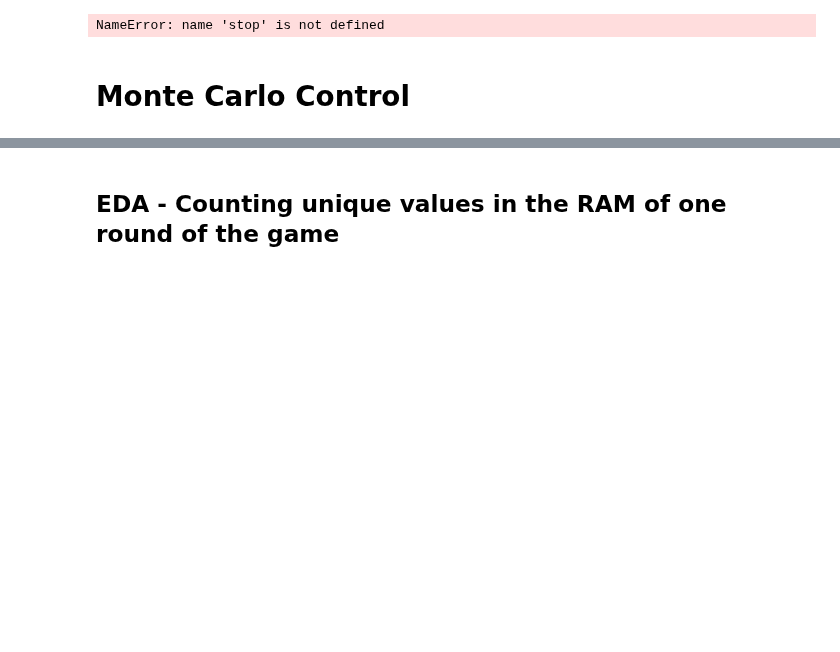
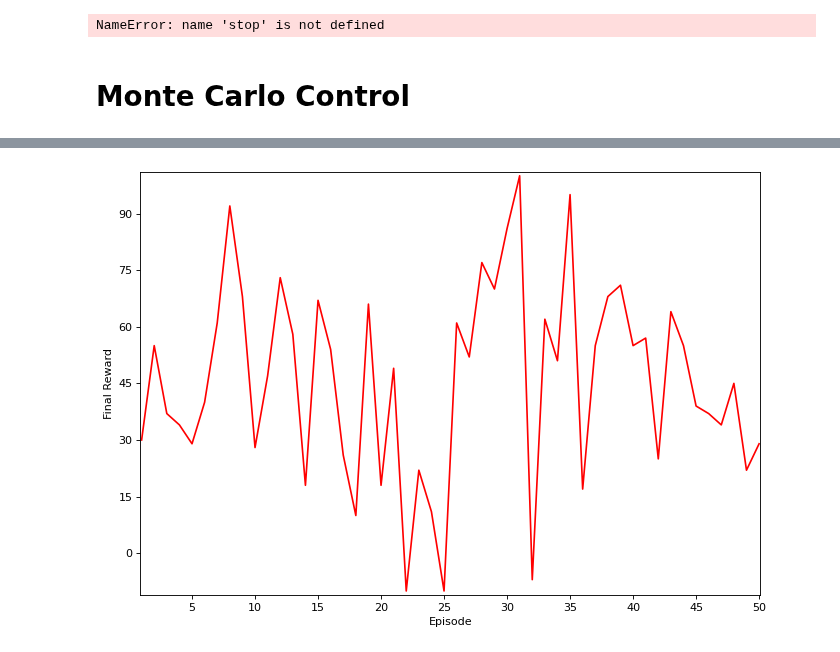
Before and after one commit to DionisiusMayr/FreewayGame, a Jupyter notebook: dionisius.mayr/dm_freeway.ipynb, the cells around one changed output, grey strips where cells are left out. Drawn from its saved outputs; the diff is of its cells as text; code cells hidden in the pictures; blank space fills up the shorter version.

```diff
--- a/dionisius.mayr/dm_freeway.ipynb
+++ b/dionisius.mayr/dm_freeway.ipynb
@@ -285,4 +259,6 @@ ax.plot(range(1, len(total_rewards) + 1), total_rewards, color='red')
+# %%
+aux_plots.plot_rewards(total_rewards)
+# %% [output]
+[figure, added]
 # %%
 stop
-# %% [markdown]
-## EDA - Counting unique values in the RAM of one round of the game
```
Also changed, not shown: parts of 32 cells of this notebook, 1 other file.
